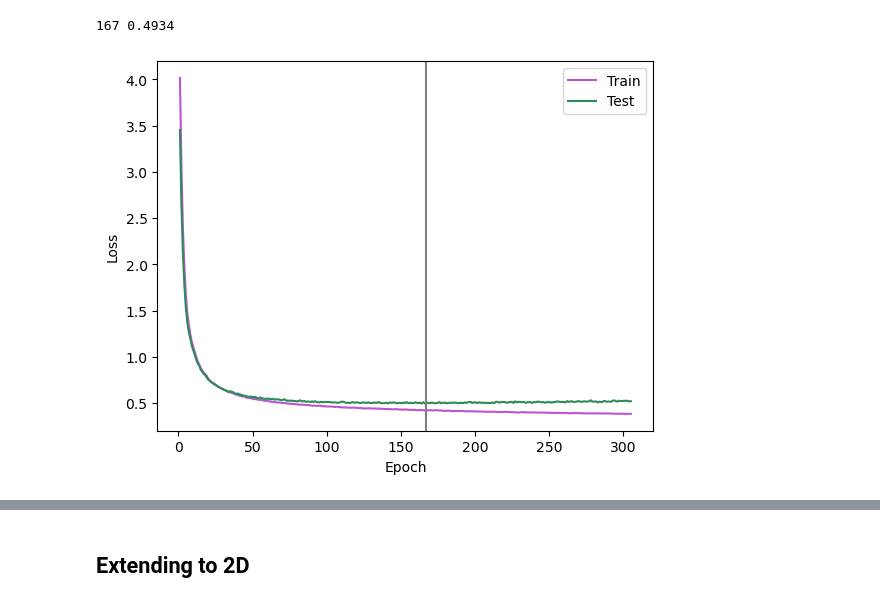
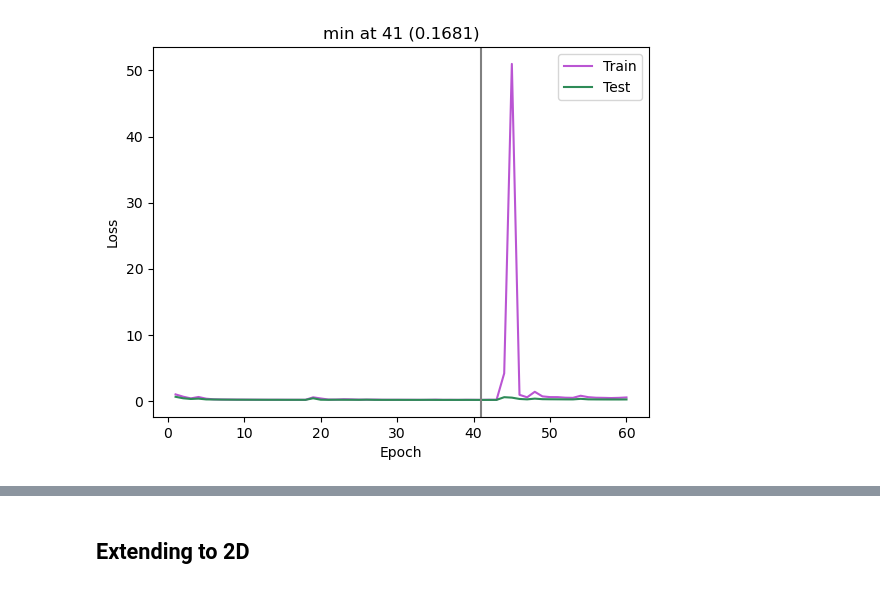
Before and after one commit to jessicabohm/UNIT, a Jupyter notebook: evaluate_anat_synth.ipynb, the cells around one changed output, grey strips where cells are left out. Drawn from its saved outputs; the diff is of its cells as text; code cells hidden in the pictures.

Commit message:
updated train

```diff
--- a/evaluate_anat_synth.ipynb
+++ b/evaluate_anat_synth.ipynb
@@ -146,24 +147,22 @@ struct_names = [[struct_name + " R", struct_name + " L"] for struct_name in stru
 struct_names = [n for pair in struct_names for n in pair]
 # %%
 # 1. Plot loss
-loss = pd.read_csv("./VAE_train/2d_anat/human_train_4/loss_log.csv")
-#test_loss = pd.read_csv("./save_models/human_train_1/test_loss_log.csv")
+loss = pd.read_csv("./VAE_train/3d_anat/arc_human_train_64/loss_log.csv")
 
 min_test = loss.iloc[:, 0][np.argmin(loss.iloc[:, 2])]
-print(min_test, round(np.min(loss.iloc[:, 2]), 4))
 
 plt.figure()
 plt.plot(loss.iloc[:, 0], loss.iloc[:, 1], color="mediumorchid")
 plt.plot(loss.iloc[:, 0], loss.iloc[:, 2], color="seagreen")
 #plt.plot(test_loss.iloc[:, 0], test_loss.iloc[:, 1], color="seagreen") # for human when saving was off
 plt.xlabel("Epoch")
 plt.ylabel("Loss")
 plt.legend(["Train", "Test"])
 plt.axvline(min_test, color="grey")
+plt.title("min at " + str(min_test) + " (" + str(round(np.min(loss.iloc[:, 2]), 4)) +")")
 plt.show()
 # %% [output]
-167 0.4934
-[figure, old version]
+[figure, new version]
 # %%
 # 1. Print real vs synth
 
```
Also changed, not shown: parts of 3 cells of this notebook, 3 other files.
